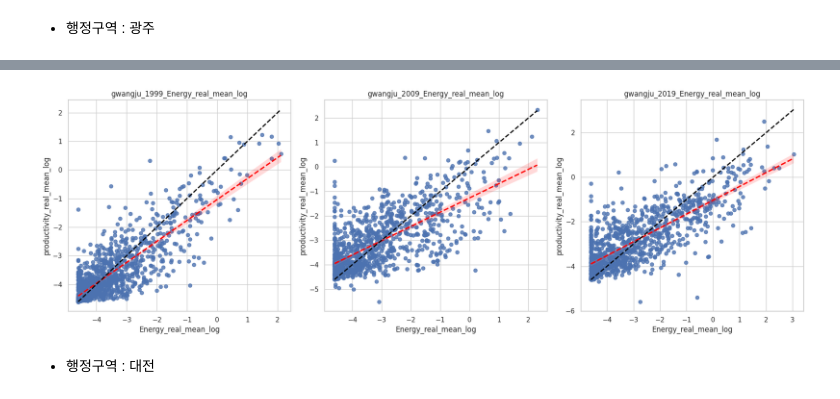
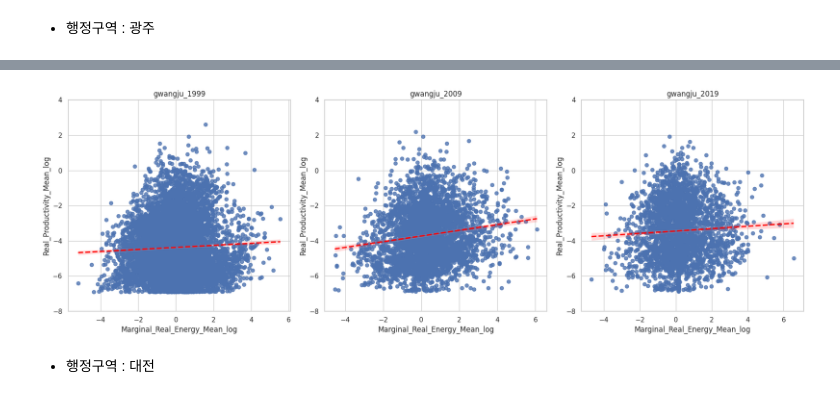
Before and after one commit to Gayeon6423/Analysis-of-Resource-Allocation-Efficiency-in-Manufacturing-Industry-Linked-to-Greenhouse-Gas-Data, a Jupyter notebook: Modeling_total.ipynb, the cells around one changed output, grey strips where cells are left out. Drawn from its saved outputs; the diff is of its cells as text; code cells hidden in the pictures.

Commit message:
Add files via upload
Regression Modeling & Graphing

```diff
--- a/Modeling_total.ipynb
+++ b/Modeling_total.ipynb
@@ -298,7 +346,7 @@ def perform_regression(year, city_data):
     # 종속변수 저장
     target = city_data[['productivity_real_mean_log']]
     # 독립변수 저장
-    x_data = city_data[['Labor_real_mean_log', 'Kapital_real_mean_log', 'Energy_real_mean_log']]
+    x_data = city_data[['Marginal_Energy_log']]
     # 선형회귀분석을 위한 b0항(상수항) 추가
     x_data_b0 = sm.add_constant(x_data, has_constant='add')
     # 회귀모델 적합
@@ -321,16 +369,15 @@ def plot_scatter_and_regression(year, city_data, var, ax):
     sns.regplot(x=var, y='productivity_real_mean_log', data=city_data,
                 line_kws={'color': 'red', 'linestyle': '--'}, ax=ax)
 
-    # (0, 0)을 지나는 검은색 점선 추가
-    ax.plot([city_data[var].min(), city_data[var].max()],
-             [city_data[var].min(), city_data[var].max()],
-             linestyle='--', color='black', linewidth=2)
-
-    ax.set_title(f'{city_name}_{year}_{var}')
+    ax.set_title(f'{city_name}_{year}')
+    ax.grid(True)
+    ax.set_ylim(-8, 4)  # y축 범위 설정
+    ax.set_xlabel('Marginal_Real_Energy_Mean_log')  # x축 이름 설정
+    ax.set_ylabel('Real_Productivity_Mean_log')  # y축 이름 설정
 
 # 연도
 years = [1999, 2009, 2019]
-var = 'Energy_real_mean_log'
+var = 'Marginal_Energy_log'
 # %% [markdown]
 - 행정구역 : 서울
 # %%
@@ -338,8 +385,3 @@ var = 'Energy_real_mean_log'
 city = '서울'
 city_name = 'seoul'
 city_data_seoul = city_data[city_data['c_city'] == city]
-# %%
-# 연도별로 회귀분석 실행
-for year in years:
-    city_data_year = city_data[city_data['year'] == year]
-    perform_regression(year, city_data_year)
@@ -380,8 +404,3 @@ plt.show()
 city = '부산'
 city_name = 'busan'
 city_data_busan = city_data[city_data['c_city'] == city]
-# %%
-# 연도별로 회귀분석 실행
-for year in years:
-    city_data_year = city_data_busan[city_data_busan['year'] == year]
-    perform_regression(year, city_data_year)
@@ -422,8 +423,3 @@ plt.show()
 city = '광주'
 city_name = 'gwangju'
 city_data_gwangju = city_data[city_data['c_city'] == city]
-# %%
-# 연도별로 회귀분석 실행
-for year in years:
-    city_data_year = city_data_gwangju[city_data_gwangju['year'] == year]
-    perform_regression(year, city_data_year)
@@ -448,15 +426,15 @@ Notes:
 # %%
 # 1행 3열의 서브플롯을 생성
 fig, axes = plt.subplots(1, 3, figsize=(18, 6))
 
 for i, year in enumerate(years):
-    city_data_year = city_data_gwangju[city_data_gwangju['year'] == year]
+    city_data_year = city_data_busan[city_data_busan['year'] == year]
     plot_scatter_and_regression(year, city_data_year, var, ax=axes[i])
 
 plt.tight_layout()
 plt.show()
 # %% [output]
-[figure, old version]
+[figure, new version]
 # %% [markdown]
 - 행정구역 : 대전
 # %%
```
Also changed, not shown: parts of 43 cells of this notebook.
